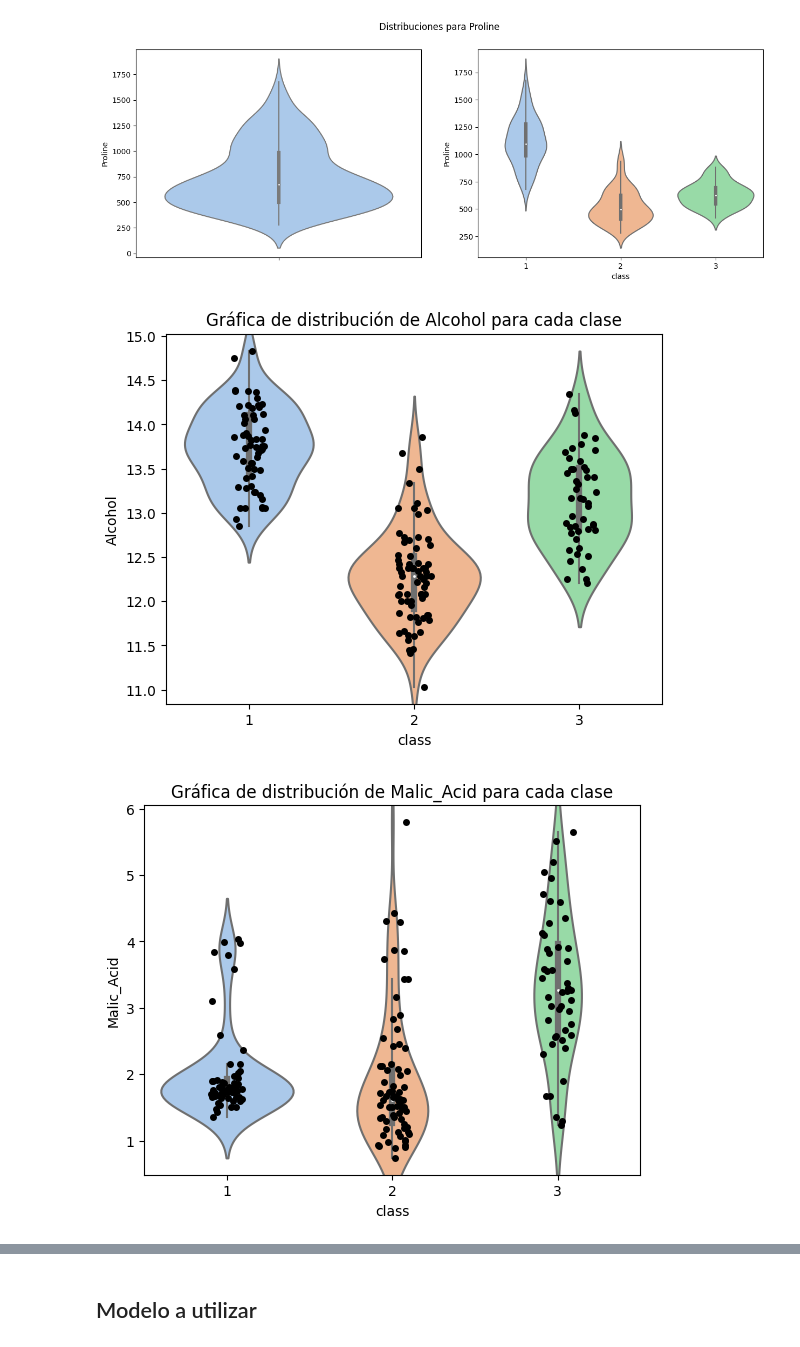
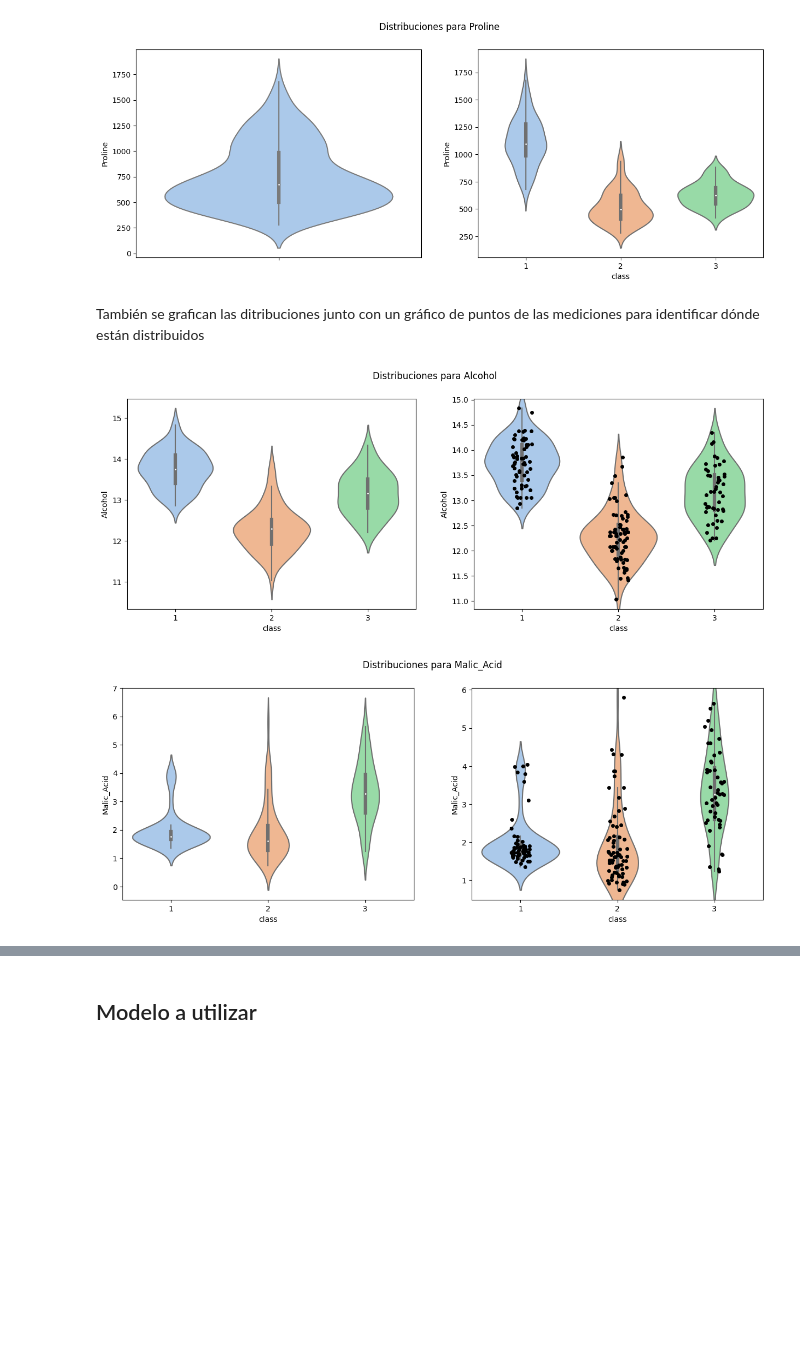
Before and after one commit to surizar2/Statistical-Learning, a Jupyter notebook: Proyecto/Proyecto Statistical 1.ipynb, the cells around one changed output, grey strips where cells are left out. Saved outputs shown, nothing was run; the diff lists cells and outputs as text; code cells hidden in the pictures; blank space fills up the shorter version.

```diff
--- a/Proyecto/Proyecto Statistical 1.ipynb
+++ b/Proyecto/Proyecto Statistical 1.ipynb
@@ -134,15 +139,16 @@ for value in DatosVino.columns:
 [figure]
 [figure]
 [figure]
+# %% [markdown]
+También se grafican las ditribuciones junto con un gráfico de puntos de las mediciones para identificar dónde están distribuidos
 # %%
-
-
 for value in DatosVino.columns:
     if value != 'class':
-        plt.title(f'Gráfica de distribución de {value} para cada clase')
-        sns.violinplot(data = DatosVino, x = 'class', y = value, palette = 'pastel')
-        sns.stripplot(data = DatosVino, x = 'class', y = value, color = 'black')
-        plt.show()
+        fig,axes = plt.subplots(1,2, figsize = (15,5))
+        fig.suptitle(f'Distribuciones para {value}')
+        sns.violinplot(ax = axes[0],data = DatosVino, x = 'class', y = value, palette = 'pastel')
+        sns.violinplot(ax = axes[1], data = DatosVino, x = 'class', y = value, palette = 'pastel')
+        sns.stripplot(ax = axes[1], data = DatosVino, x = 'class', y = value, color = 'black')
 # %% [output]
-[figure, old version]
+[figure, new version]
-[figure, old version]
+[figure, new version]
```
Also changed, not shown: parts of 23 cells of this notebook.
